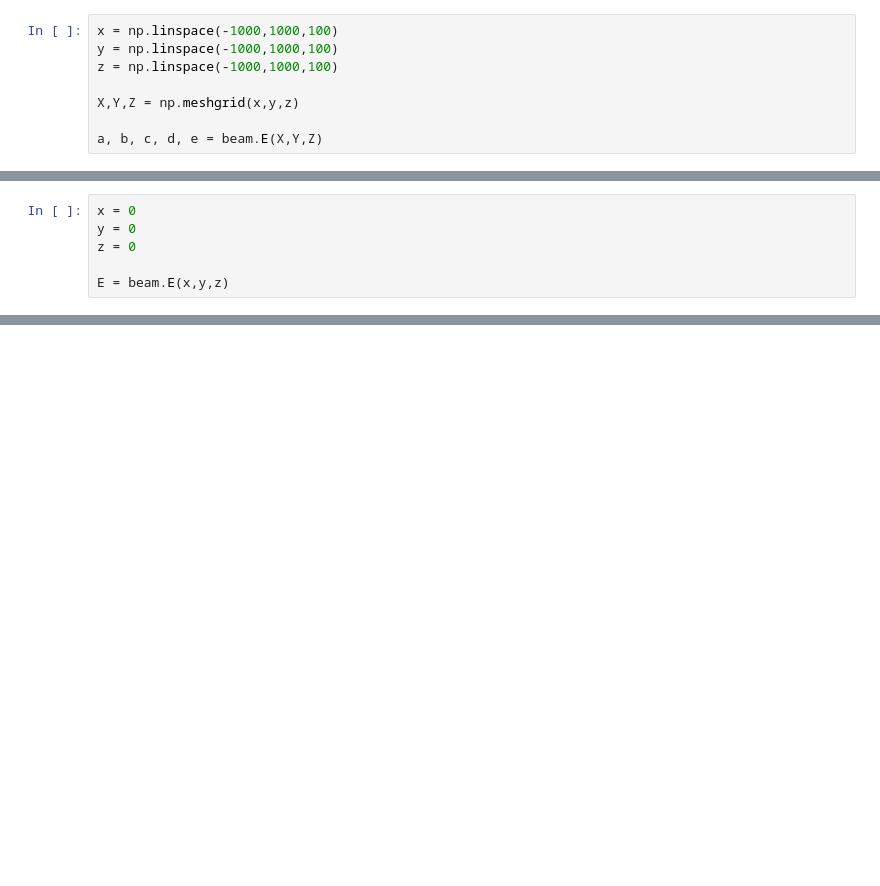
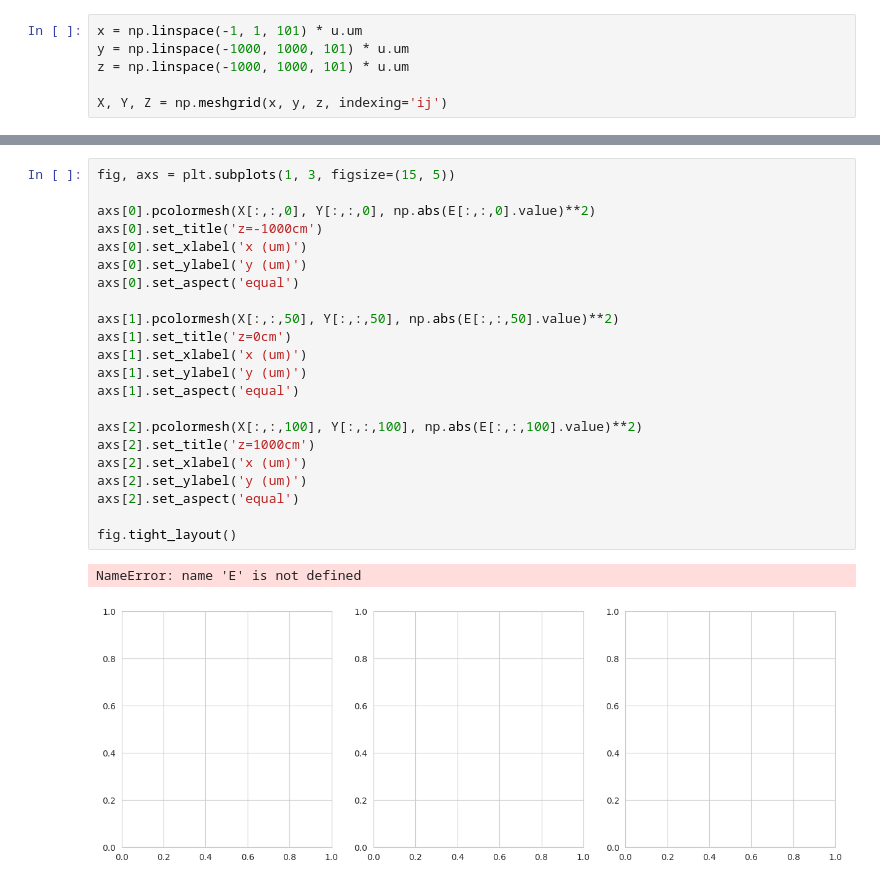
Before and after one commit to lightmat/lightmat, a Jupyter notebook: test_light.ipynb, the cells around one changed output, grey strips where cells are left out. Cells and saved outputs as stored; diff of their text form; blank space fills up the shorter version.

```diff
--- a/test_light.ipynb
+++ b/test_light.ipynb
@@ -26,8 +32,6 @@ $57425.752 \; \mathrm{\frac{V}{m}}$
 # %%
-x = np.linspace(-1000,1000,100)
-y = np.linspace(-1000,1000,100)
-z = np.linspace(-1000,1000,100)
+x = np.linspace(-1, 1, 101) * u.um
+y = np.linspace(-1000, 1000, 101) * u.um
+z = np.linspace(-1000, 1000, 101) * u.um
 
-X,Y,Z = np.meshgrid(x,y,z)
-
-a, b, c, d, e = beam.E(X,Y,Z)
+X, Y, Z = np.meshgrid(x, y, z, indexing='ij')
@@ -44,6 +37,0 @@ NameError: name 'E' is not defined
-# %%
-x = 0
-y = 0
-z = 0
-
-E = beam.E(x,y,z)
@@ -114,0 +52,25 @@ plt.plot(zs.value, Is)
+# %%
+fig, axs = plt.subplots(1, 3, figsize=(15, 5))
+
+axs[0].pcolormesh(X[:,:,0], Y[:,:,0], np.abs(E[:,:,0].value)**2)
+axs[0].set_title('z=-1000cm')
+axs[0].set_xlabel('x (um)')
+axs[0].set_ylabel('y (um)')
+axs[0].set_aspect('equal')
+
+axs[1].pcolormesh(X[:,:,50], Y[:,:,50], np.abs(E[:,:,50].value)**2)
+axs[1].set_title('z=0cm')
+axs[1].set_xlabel('x (um)')
+axs[1].set_ylabel('y (um)')
+axs[1].set_aspect('equal')
+
+axs[2].pcolormesh(X[:,:,100], Y[:,:,100], np.abs(E[:,:,100].value)**2)
+axs[2].set_title('z=1000cm')
+axs[2].set_xlabel('x (um)')
+axs[2].set_ylabel('y (um)')
+axs[2].set_aspect('equal')
+
+fig.tight_layout()
+# %% [output]
+NameError: name 'E' is not defined
+[figure, added]
```
Also changed, not shown: parts of 16 cells of this notebook, 1 other file.
